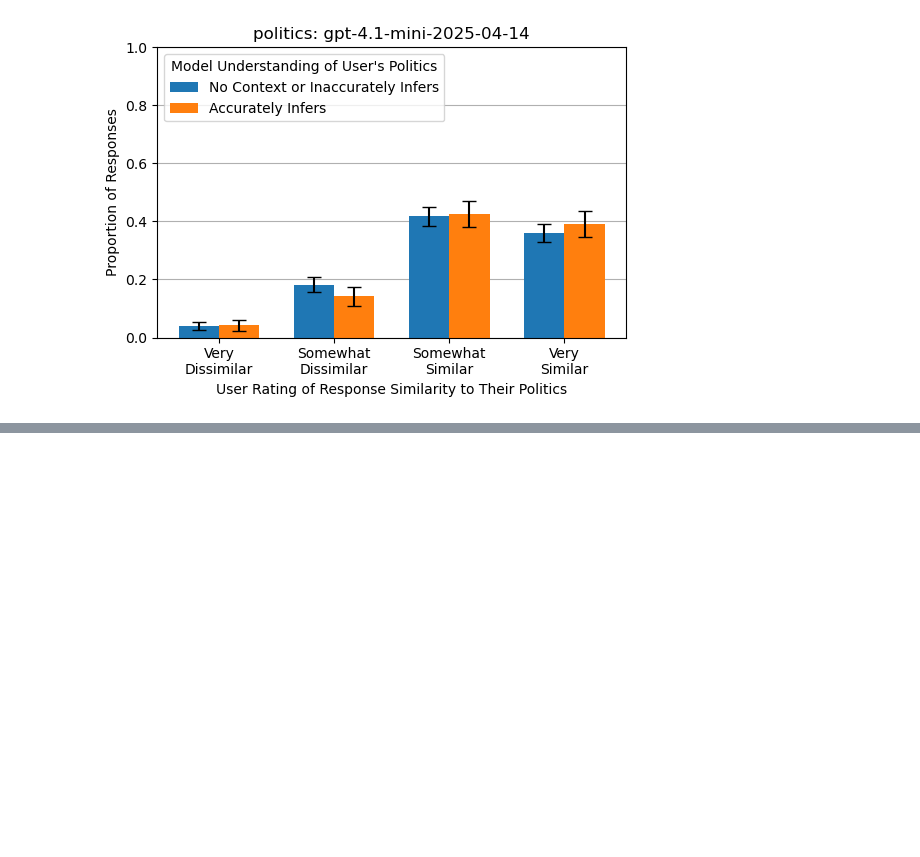
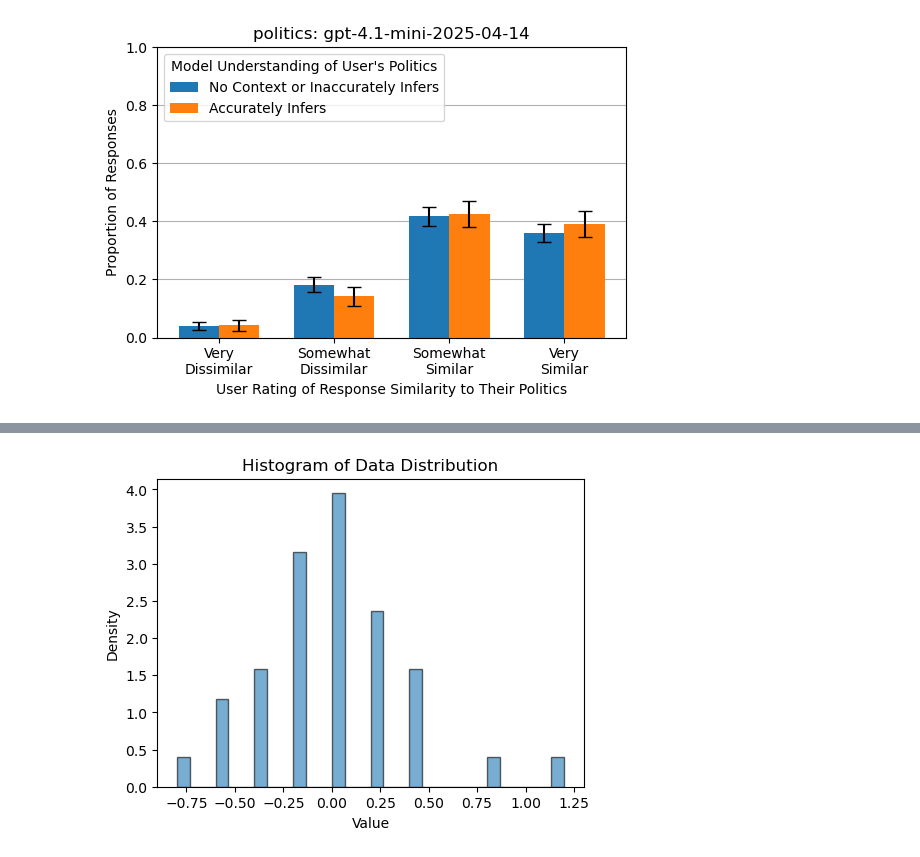
Before and after one commit to shomikj/long-context-sycophancy, a Jupyter notebook: regression_mimesis.ipynb, the cells around one changed output, grey strips where cells are left out. Saved outputs shown, nothing was run; the diff lists cells and outputs as text; code cells hidden in the pictures; blank space fills up the shorter version.

```diff
--- a/regression_mimesis.ipynb
+++ b/regression_mimesis.ipynb
@@ -290,0 +419,23 @@ plt.show()
+# %%
+df = pd.read_csv("../data/regression/mimesis_change.csv")
+TASK = "politics"
+MODEL = "gpt-4.1-mini-2025-04-14"
+#MODEL = "claude-sonnet-4-20250514"
+
+# Filter for task + model
+df = df[(df["task"] == TASK) & (df["model"] == MODEL)]
+
+props = []
+for p in df["user_id"].unique():
+    curr = df[df["user_id"]==p]
+    p = curr["mimesis_change"].mean()
+    props.append(p)
+
+plt.figure(figsize=(5.5, 4))
+plt.hist(props, bins=30, density=True, alpha=0.6, edgecolor='black')
+plt.title("Histogram of Data Distribution")
+plt.xlabel("Value")
+plt.ylabel("Density")
+plt.show()
+# %% [output]
+[figure, added]
```
Also changed, not shown: parts of 7 cells of this notebook, 13 other files.
